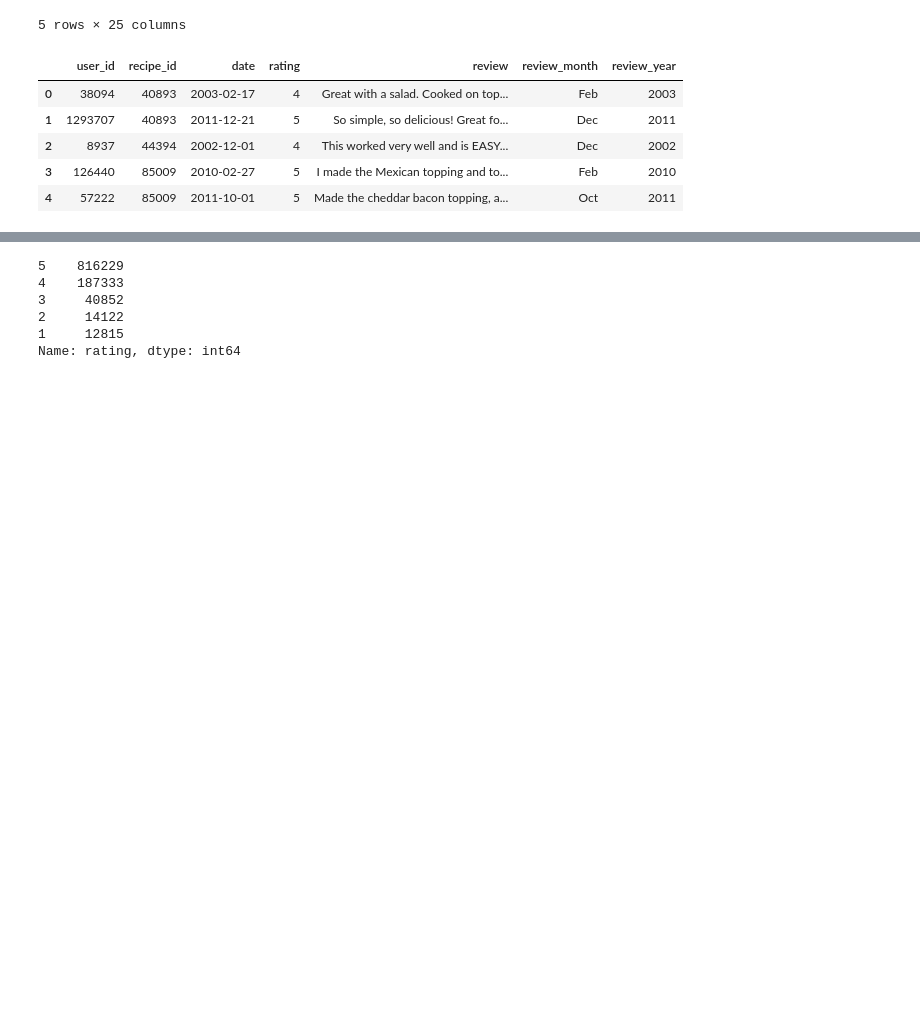
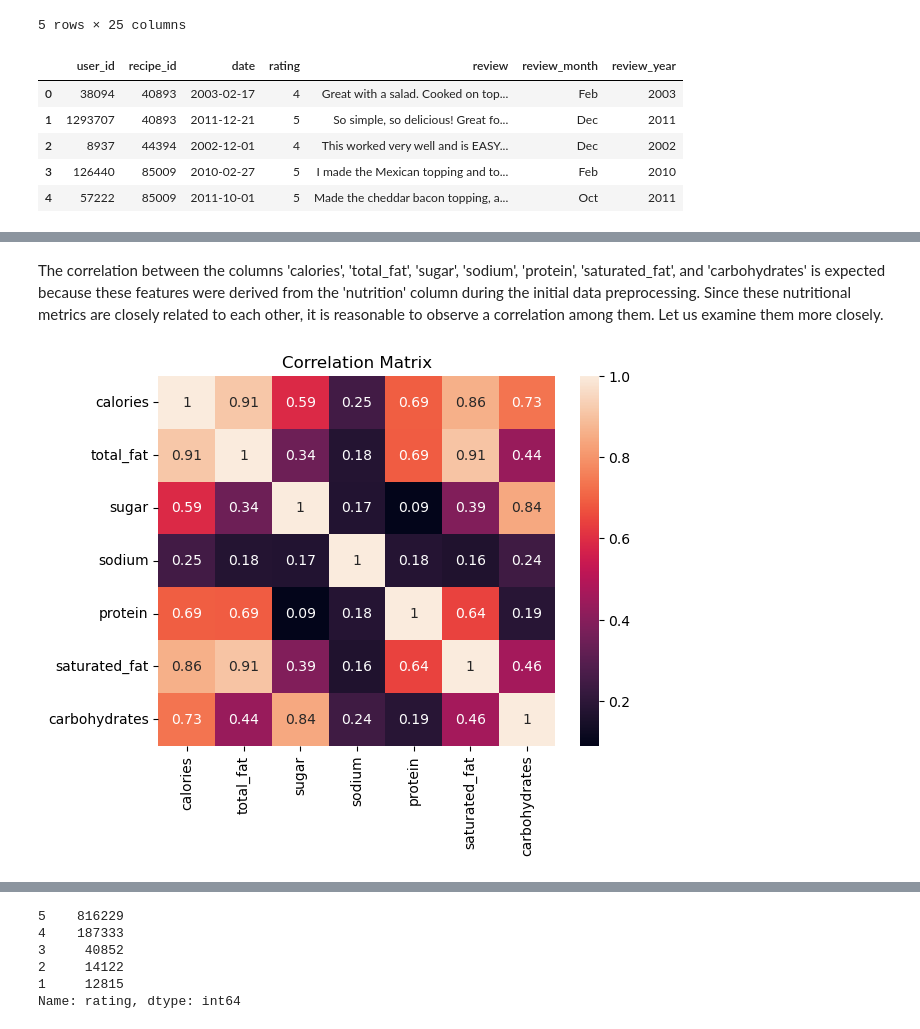
Before and after one commit to kli210/recipe_recommender_capstone, a Jupyter notebook: EDA.ipynb, the cells around one changed output, grey strips where cells are left out. Saved outputs shown, nothing was run; the diff lists cells and outputs as text; code cells hidden in the pictures; blank space fills up the shorter version.

```diff
--- a/EDA.ipynb
+++ b/EDA.ipynb
@@ -203,0 +161,9 @@ sns.heatmap(merged_df.corr(),annot=True)
+# %% [markdown]
+The correlation between the columns 'calories', 'total_fat', 'sugar', 'sodium', 'protein', 'saturated_fat', and 'carbohydrates' is expected because these features were derived from the 'nutrition' column during the initial data preprocessing. Since these nutritional metrics are closely related to each other, it is reasonable to observe a correlation among them. Let us examine them more closely.
+# %%
+correlation_matrix = merged_df[['calories', 'total_fat', 'sugar', 'sodium', 'protein', 'saturated_fat', 'carbohydrates']].corr()
+sns.heatmap(correlation_matrix, annot=True)
+plt.title('Correlation Matrix')
+plt.show()
+# %% [output]
+[figure, added]
```
Also changed, not shown: parts of 29 cells of this notebook.
